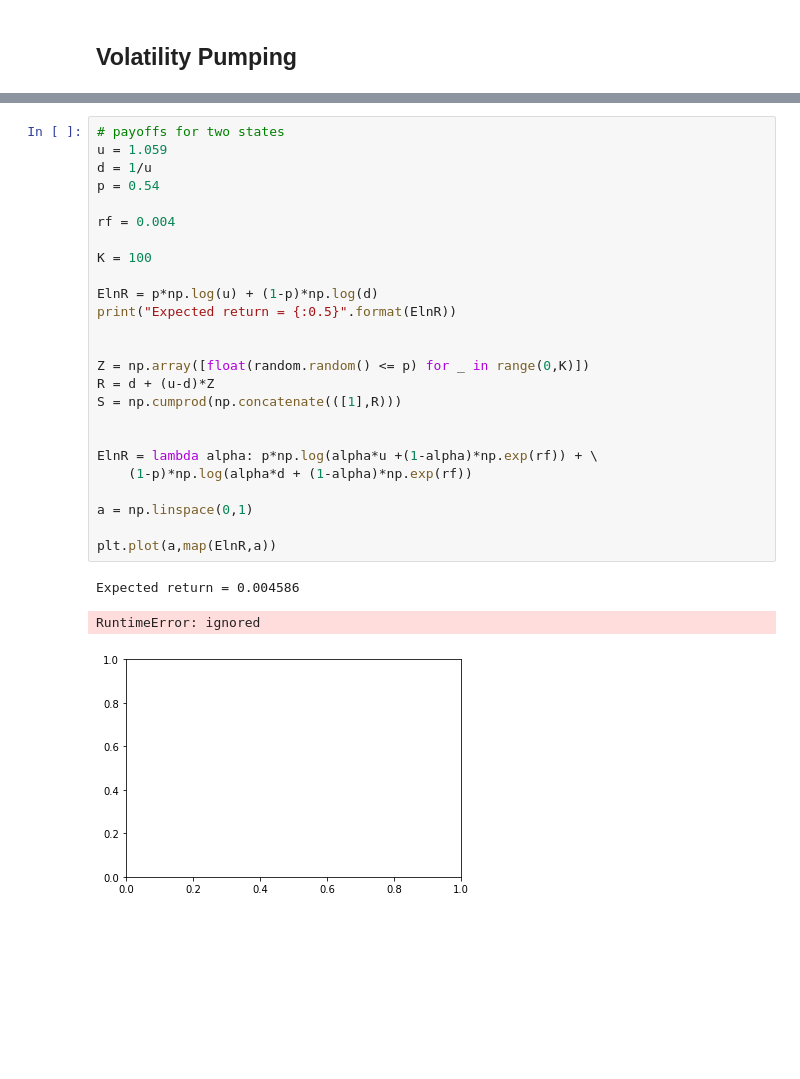
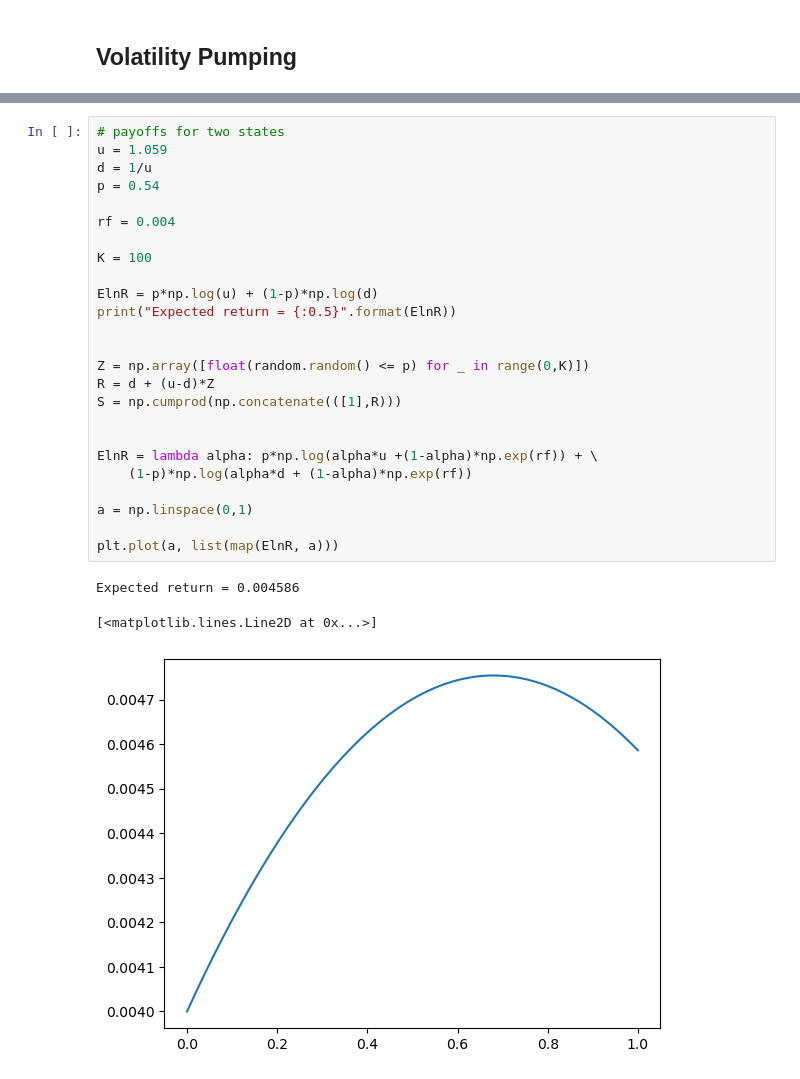
Before and after one commit to jckantor/cbe60455, a Jupyter notebook: _build/jupyter_execute/notebooks/05/09-Log-Optimal-Portfolios.ipynb, the cells around one changed output, grey strips where cells are left out. Cells and saved outputs as stored; diff of their text form; blank space fills up the shorter version.

```diff
--- a/_build/jupyter_execute/notebooks/05/09-Log-Optimal-Portfolios.ipynb
+++ b/_build/jupyter_execute/notebooks/05/09-Log-Optimal-Portfolios.ipynb
@@ -219,31 +236,31 @@ print(w,nu_opt,sigma_opt)
 # %%
 # payoffs for two states
 u = 1.059
 d = 1/u
 p = 0.54
 
 rf = 0.004
 
 K = 100
 
 ElnR = p*np.log(u) + (1-p)*np.log(d)
 print("Expected return = {:0.5}".format(ElnR))
 
 
 Z = np.array([float(random.random() <= p) for _ in range(0,K)])
 R = d + (u-d)*Z
 S = np.cumprod(np.concatenate(([1],R)))
 
 
 ElnR = lambda alpha: p*np.log(alpha*u +(1-alpha)*np.exp(rf)) + \
     (1-p)*np.log(alpha*d + (1-alpha)*np.exp(rf))
 
 a = np.linspace(0,1)
 
-plt.plot(a,map(ElnR,a))
+plt.plot(a, list(map(ElnR, a)))
 # %% [output]
 Expected return = 0.004586
-RuntimeError: ignored
+[<matplotlib.lines.Line2D at 0x...>]
-[figure, old version]
+[figure, new version]
 # %%
 from scipy.optimize import fminbound
```
Also changed, not shown: parts of 10 cells of this notebook, 15 other files.
